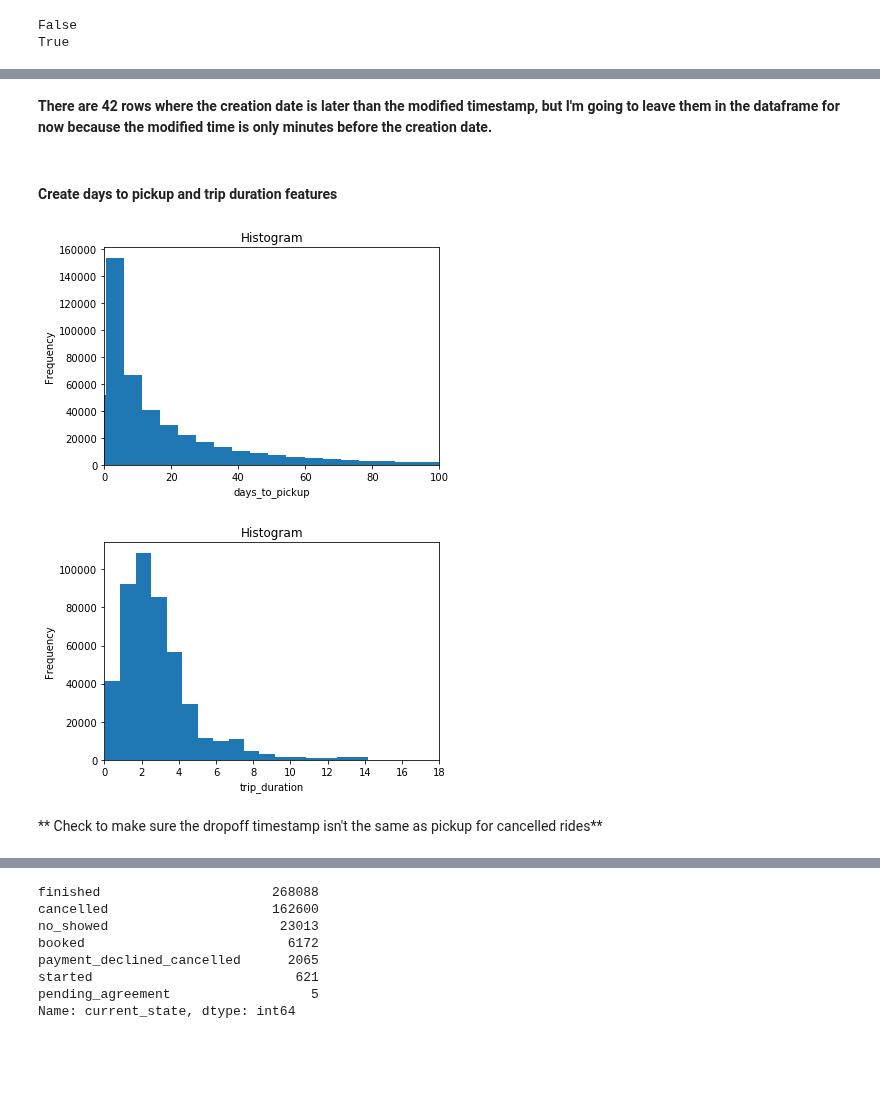
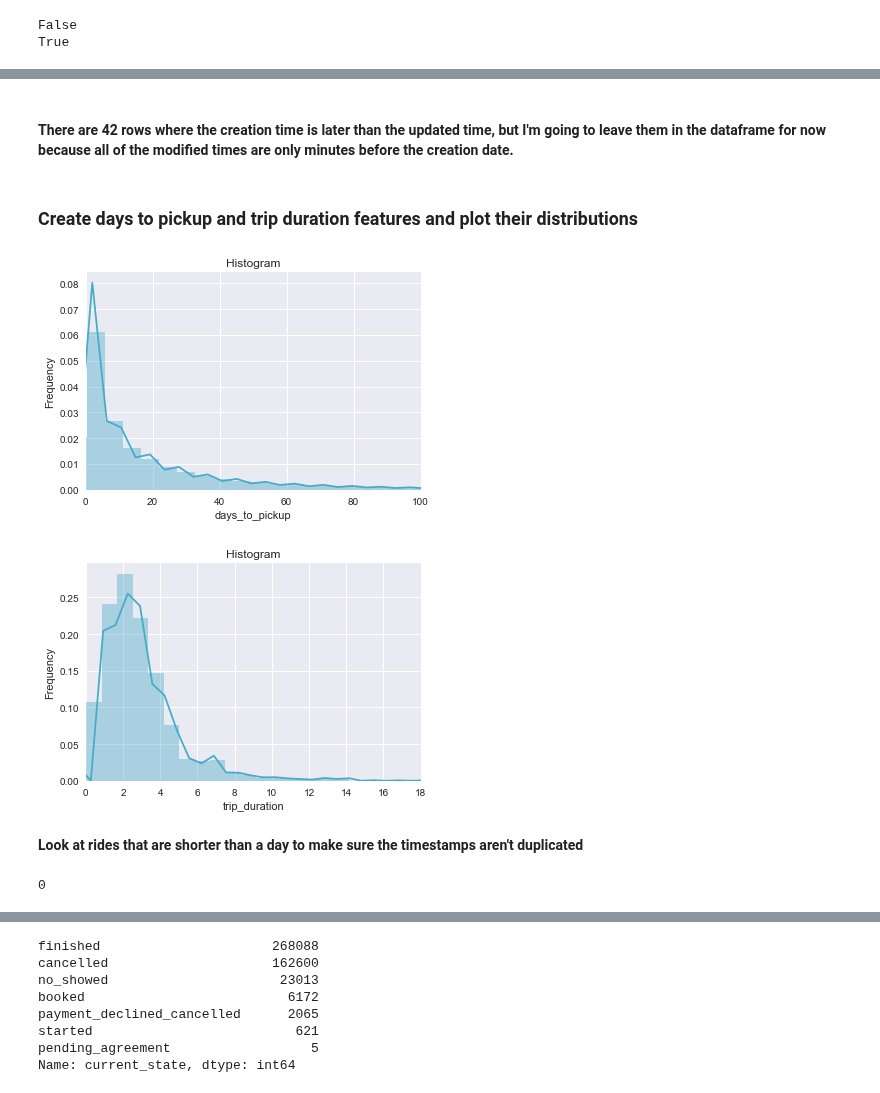
Before and after one commit to mengeling/silvercar-cancellation-predictor, a Jupyter notebook: EDA/EDA_reservations.ipynb, the cells around one changed output, grey strips where cells are left out. Cells and saved outputs as stored; diff of their text form; code cells hidden in the pictures; blank space fills up the shorter version.

```diff
--- a/EDA/EDA_reservations.ipynb
+++ b/EDA/EDA_reservations.ipynb
@@ -14,0 +3,16 @@ from pandas.plotting import scatter_matrix
+# %%
+import numpy as np
+import pandas as pd
+from sqlalchemy import create_engine
+from itertools import product
+from collections import defaultdict
+import warnings
+warnings.filterwarnings("ignore")
+import matplotlib.pyplot as plt
+%matplotlib inline
+import seaborn as sns
+sns.set(color_codes=True)
+%load_ext autoreload
+%autoreload 2
+
+from EDA import get_datetime, plot_distplot
@@ -54,8 +48,8 @@ def get_datetime(series):
 # %%
-df["pickup"] = get_datetime(df["pickup"])
-df["dropoff"] = get_datetime(df["dropoff"])
-df["created_at"] = get_datetime(df["created_at"])
-df["updated_at"] = get_datetime(df["updated_at"])
+df["pickup"] = EDA.get_datetime(df["pickup"])
+df["dropoff"] = EDA.get_datetime(df["dropoff"])
+df["created_at"] = EDA.get_datetime(df["created_at"])
+df["updated_at"] = EDA.get_datetime(df["updated_at"])
 # %%
 print(df["created_at"].min())
 print(df["created_at"].max())
@@ -83,2 +69,2 @@ df[df["updated_at"] < df["created_at"]].head()
 # %% [markdown]
-**There are 42 rows where the creation date is later than the modified timestamp, but I'm going to leave them in the dataframe for now because the modified time is only minutes before the creation date.**
+#### There are 42 rows where the creation time is later than the updated time, but I'm going to leave them in the dataframe for now because all of the modified times are only minutes before the creation date.
@@ -97,16 +71,20 @@ def plot_histogram(series, xlim=None, ylim=None, bins=100):
 # %% [markdown]
-#### Create days to pickup and trip duration features
+### Create days to pickup and trip duration features and plot their distributions
 # %%
 df["days_to_pickup"] = (df["pickup"] - df["created_at"]).dt.total_seconds() / 86400
 df["trip_duration"] = (df["dropoff"] - df["pickup"]).dt.total_seconds() / 86400
 # %%
-plot_histogram(df["days_to_pickup"], (0, 100))
+plot_distplot(df["days_to_pickup"], xlim=(0, 100))
 # %% [output]
-[figure, old version]
+[figure, new version]
 # %%
-plot_histogram(df["trip_duration"], (0, 18))
+plot_distplot(df["trip_duration"], xlim=(0, 18))
 # %% [output]
-[figure, old version]
+[figure, new version]
-# %% [markdown]
-** Check to make sure the dropoff timestamp isn't the same as pickup for cancelled rides**
+# %% [markdown]
+**Look at rides that are shorter than a day to make sure the timestamps aren't duplicated**
+# %%
+np.sum(df["trip_duration"] < 0.01)
+# %% [output]
+0
 # %%
```
Also changed, not shown: parts of 73 cells of this notebook, 9 other files.
